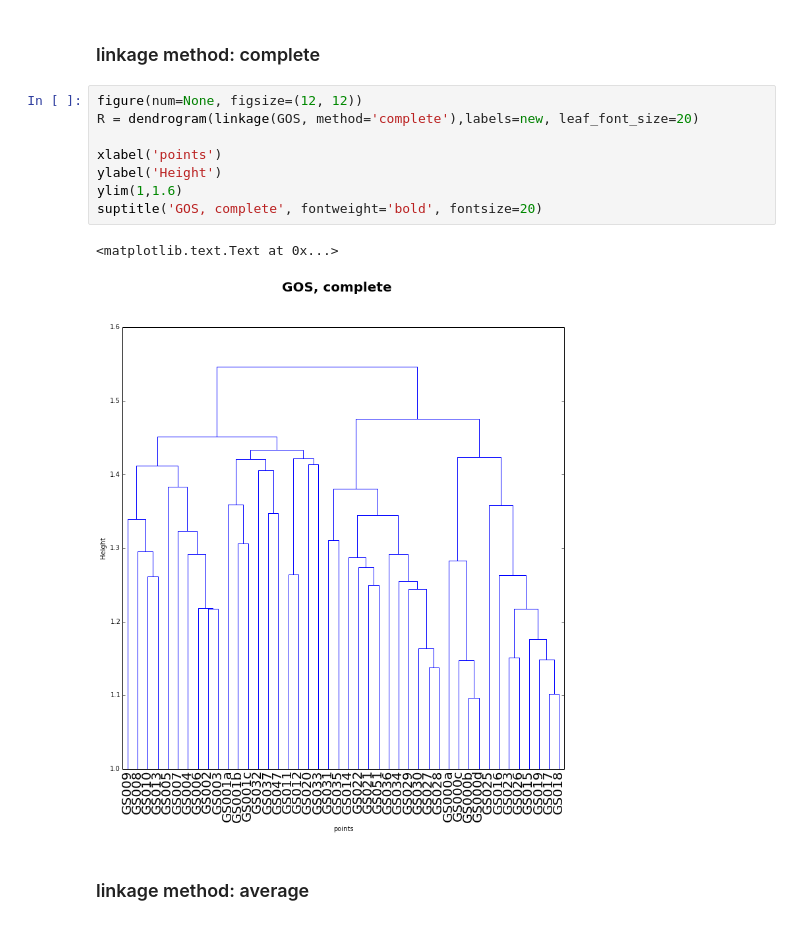
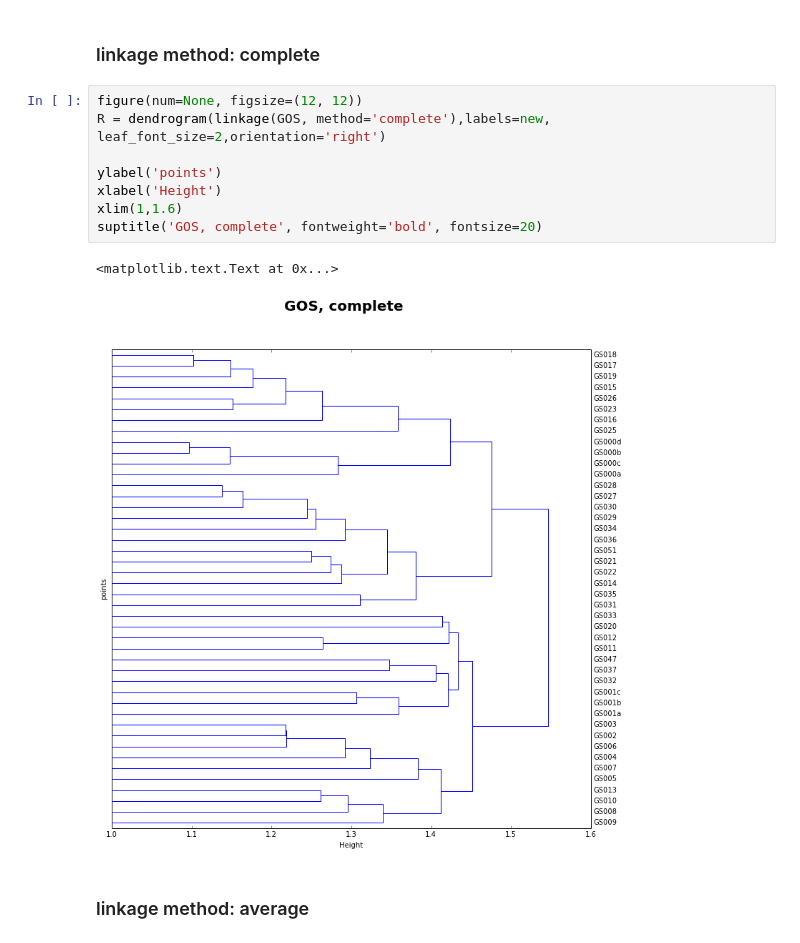
Before and after one commit to qingpeng/2014-virus-meta, a Jupyter notebook: notebook/Comparison.ipynb, the cells around one changed output. Saved outputs shown, nothing was run; the diff lists cells and outputs as text.

Commit message:
turn dendrogram 90 degree

```diff
--- a/notebook/Comparison.ipynb
+++ b/notebook/Comparison.ipynb
@@ -118,15 +118,15 @@ GOS
 ### linkage method: complete
 # %%
 figure(num=None, figsize=(12, 12))
-R = dendrogram(linkage(GOS, method='complete'),labels=new, leaf_font_size=20)
+R = dendrogram(linkage(GOS, method='complete'),labels=new, leaf_font_size=2,orientation='right')
 
-xlabel('points')
-ylabel('Height')
-ylim(1,1.6)
+ylabel('points')
+xlabel('Height')
+xlim(1,1.6)
 suptitle('GOS, complete', fontweight='bold', fontsize=20)
 # %% [output]
 <matplotlib.text.Text at 0x...>
-[figure, old version]
+[figure, new version]
 # %% [markdown]
 ### linkage method: average
 # %%
```
Also changed, not shown: parts of 5 cells of this notebook, 2 other files.
